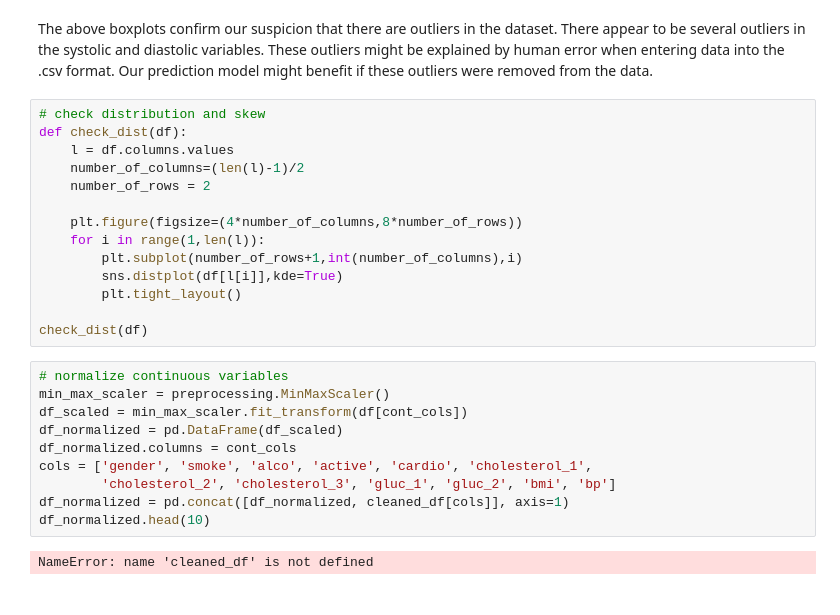
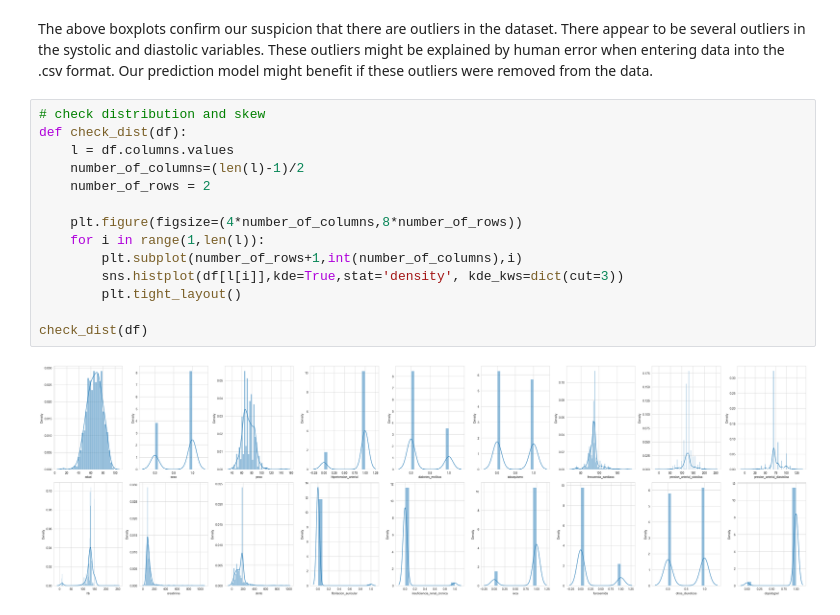
Before and after one commit to deborahfam/RECUIMA_UH_ML, a Jupyter notebook: pipeline_01.ipynb, the cells around one changed output. Drawn from its saved outputs; the diff is of its cells as text.

```diff
--- a/pipeline_01.ipynb
+++ b/pipeline_01.ipynb
@@ -86,26 +86,16 @@ The above boxplots confirm our suspicion that there are outliers in the dataset.
 # %%
 # check distribution and skew
 def check_dist(df):
     l = df.columns.values
     number_of_columns=(len(l)-1)/2
     number_of_rows = 2
 
     plt.figure(figsize=(4*number_of_columns,8*number_of_rows))
     for i in range(1,len(l)):
         plt.subplot(number_of_rows+1,int(number_of_columns),i)
-        sns.distplot(df[l[i]],kde=True)
+        sns.histplot(df[l[i]],kde=True,stat='density', kde_kws=dict(cut=3))
         plt.tight_layout()
 
 check_dist(df)
+# %% [output]
+[figure, added]
-# %%
-# normalize continuous variables
-min_max_scaler = preprocessing.MinMaxScaler()
-df_scaled = min_max_scaler.fit_transform(df[cont_cols])
-df_normalized = pd.DataFrame(df_scaled)
-df_normalized.columns = cont_cols
-cols = ['gender', 'smoke', 'alco', 'active', 'cardio', 'cholesterol_1',
-        'cholesterol_2', 'cholesterol_3', 'gluc_1', 'gluc_2', 'bmi', 'bp']
-df_normalized = pd.concat([df_normalized, cleaned_df[cols]], axis=1)
-df_normalized.head(10)
-# %% [output]
-NameError: name 'cleaned_df' is not defined
```
Also changed, not shown: parts of 29 cells of this notebook.
